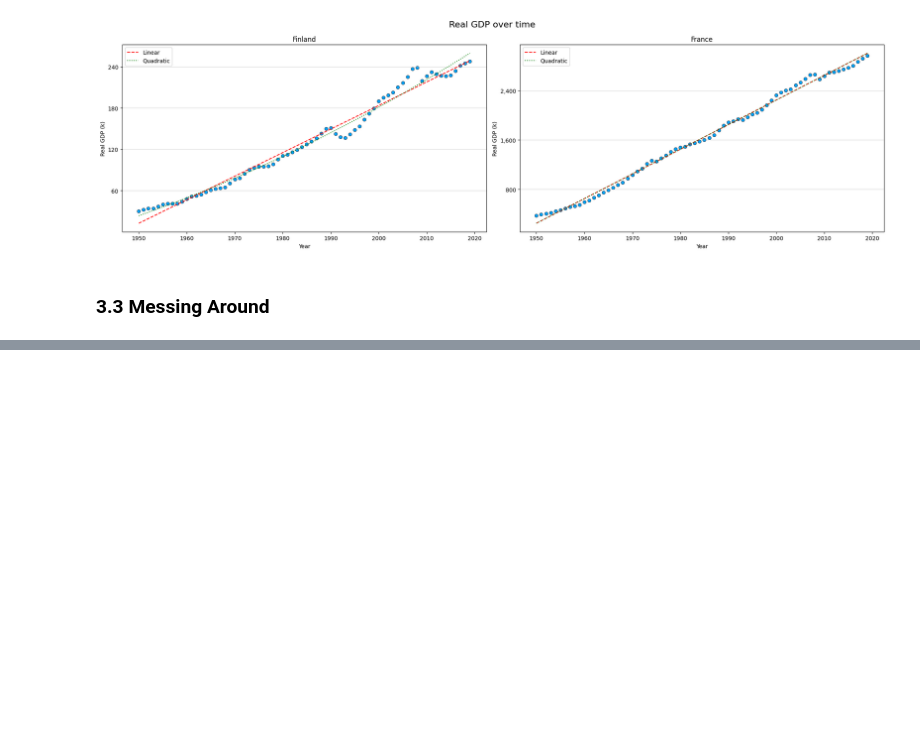
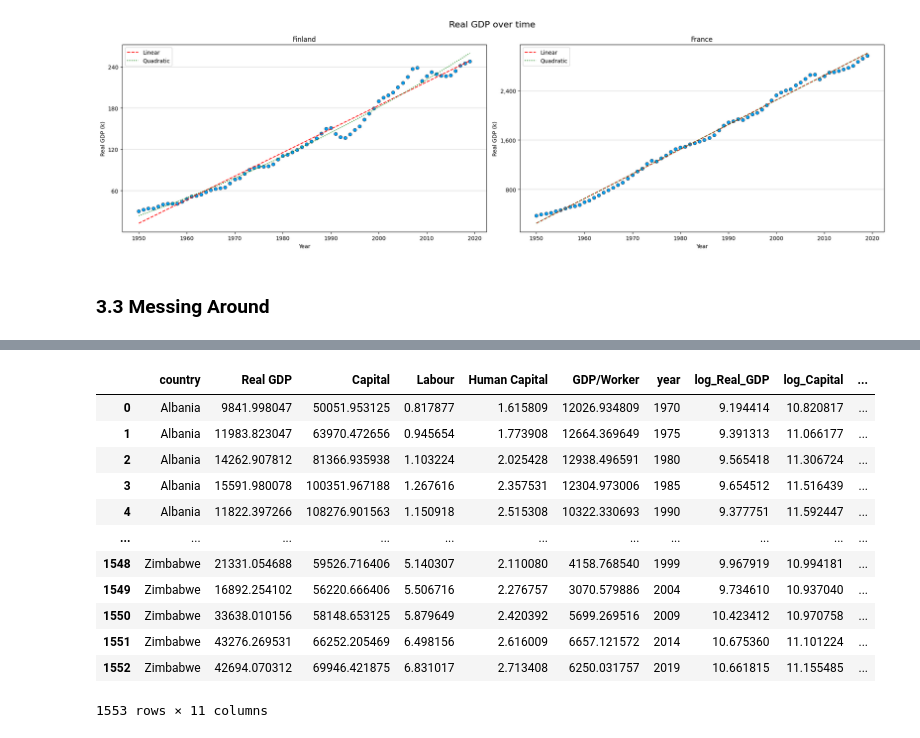
Before and after one commit to jxy-ygjm/EC1B1-Mini-Assessment, a Jupyter notebook: Mini Assessment.ipynb, the cells around one changed output, grey strips where cells are left out. Drawn from its saved outputs; the diff is of its cells as text; code cells hidden in the pictures; blank space fills up the shorter version.

```diff
--- a/Mini Assessment.ipynb
+++ b/Mini Assessment.ipynb
@@ -493,0 +526,33 @@ plt.show()
+# %%
+# Loop each country
+for country in df["country"].unique():
+    # Find the minimum year for the current country
+    min_year = df.loc[df["country"] == country, "year"].min()
+    # Create a new column "year_group" to group years into 5-year intervals
+    df.loc[df["country"] == country, "year_group"] = (df.loc[df["country"] == country, "year"] - min_year) // 5
+
+# Set variable to average
+variables_to_average = ["Real GDP", "Capital", "Labour", "Human Capital", "GDP/Worker"]
+
+# Calculate the average of the specified variables for each country and year group
+averaged_df = (
+    df
+    .groupby(["country", "year_group"])[variables_to_average]
+    .mean()
+    .reset_index()
+)
+
+# Loop each country
+for country in averaged_df["country"].unique():
+    # Find the minimum year for the current country
+    start_year = df.loc[df["country"] == country, "year"].min()
+    # Assign the first year of each country to the corresponding year group in the averaged dataframe
+    averaged_df.loc[averaged_df["country"] == country, "year"] = (
+        averaged_df.loc[averaged_df["country"] == country, "year_group"] * 5 + start_year
+    )
+
+# Convert the "year" column to integer type
+averaged_df["year"] = averaged_df["year"].astype(int)
+
+# Drop the year_group column
+averaged_df = averaged_df.drop(columns=["year_group"])
@@ -493,0 +576,23 @@ plt.show()
+# %%
+# Set variable to take log
+variables_to_log = ["Real GDP", "Capital", "Labour", "Human Capital"]
+
+# Take log of the specified variables
+for variable in variables_to_log:
+    averaged_df[("log_" + variable).replace(" ", "_")] = np.log(averaged_df[variable])
+# %%
+averaged_df
+# %% [output]
+|  | country | Real GDP | Capital | Labour | Human Capital | GDP/Worker | year | log_Real_GDP | log_Capital | ... |
+| 0 | Albania | 9841.998047 | 50051.953125 | 0.817877 | 1.615809 | 12026.934809 | 1970 | 9.194414 | 10.820817 | ... |
+| 1 | Albania | 11983.823047 | 63970.472656 | 0.945654 | 1.773908 | 12664.369649 | 1975 | 9.391313 | 11.066177 | ... |
+| 2 | Albania | 14262.907812 | 81366.935938 | 1.103224 | 2.025428 | 12938.496591 | 1980 | 9.565418 | 11.306724 | ... |
+| 3 | Albania | 15591.980078 | 100351.967188 | 1.267616 | 2.357531 | 12304.973006 | 1985 | 9.654512 | 11.516439 | ... |
+| 4 | Albania | 11822.397266 | 108276.901563 | 1.150918 | 2.515308 | 10322.330693 | 1990 | 9.377751 | 11.592447 | ... |
+| ... | ... | ... | ... | ... | ... | ... | ... | ... | ... | ... |
+| 1548 | Zimbabwe | 21331.054688 | 59526.716406 | 5.140307 | 2.110080 | 4158.768540 | 1999 | 9.967919 | 10.994181 | ... |
+| 1549 | Zimbabwe | 16892.254102 | 56220.666406 | 5.506716 | 2.276757 | 3070.579886 | 2004 | 9.734610 | 10.937040 | ... |
+| 1550 | Zimbabwe | 33638.010156 | 58148.653125 | 5.879649 | 2.420392 | 5699.269516 | 2009 | 10.423412 | 10.970758 | ... |
+| 1551 | Zimbabwe | 43276.269531 | 66252.205469 | 6.498156 | 2.616009 | 6657.121572 | 2014 | 10.675360 | 11.101224 | ... |
+| 1552 | Zimbabwe | 42694.070312 | 69946.421875 | 6.831017 | 2.713408 | 6250.031757 | 2019 | 10.661815 | 11.155485 | ... |
+1553 rows × 11 columns
```
Also changed, not shown: parts of 6 cells of this notebook.
